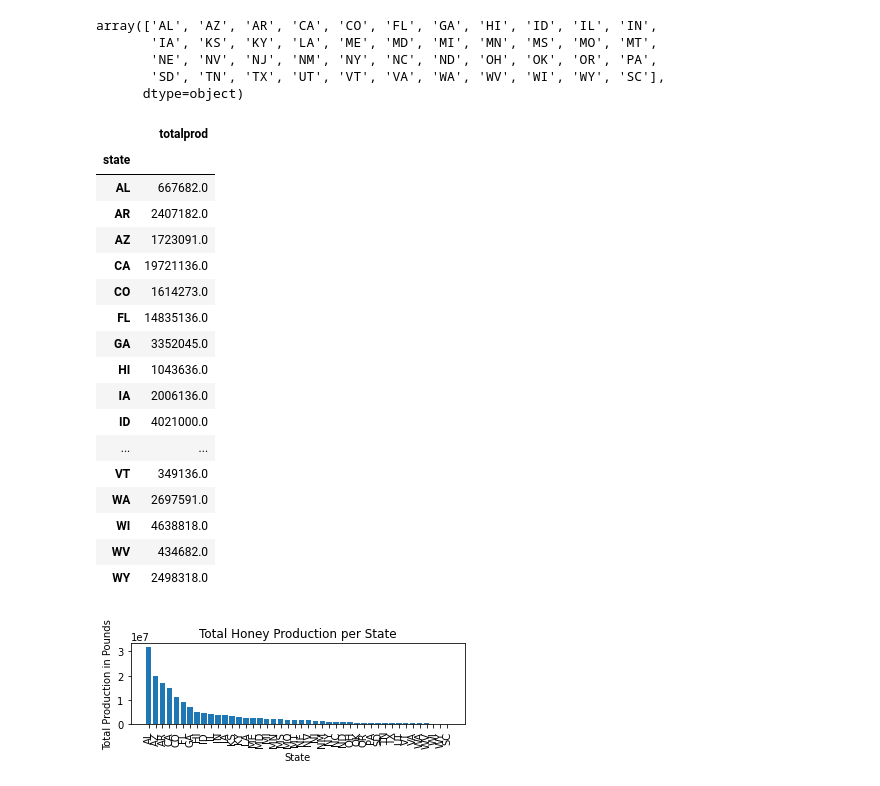
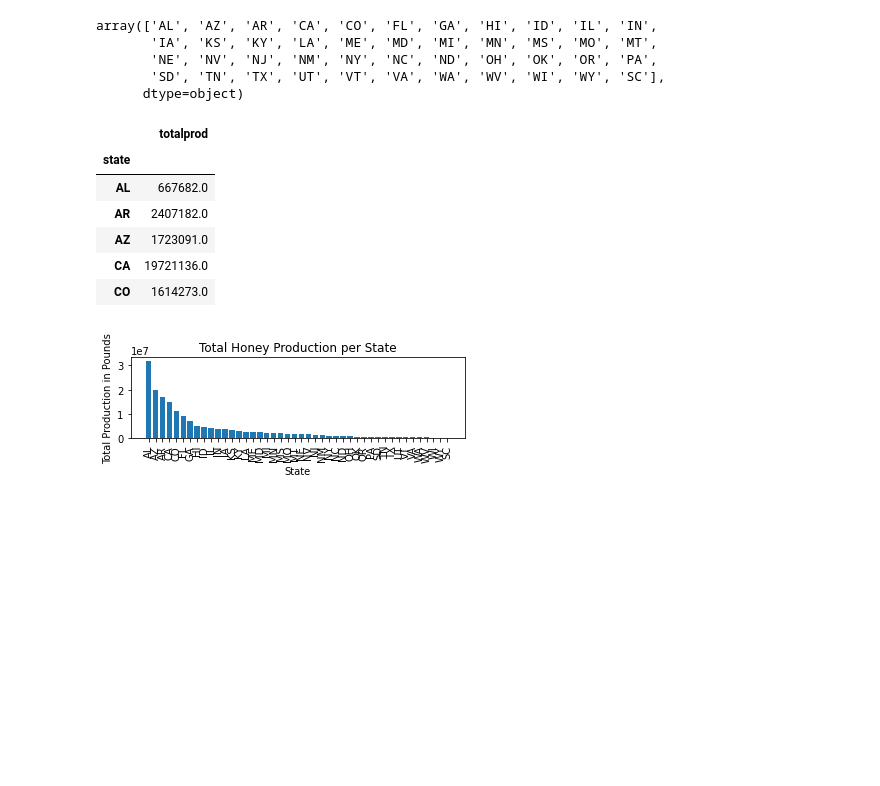
Before and after one commit to nataliaxmoreno/project-1-Group3, a Jupyter notebook: bee-code.ipynb, the cells around one changed output. Saved outputs shown, nothing was run; the diff lists cells and outputs as text; code cells hidden in the pictures; blank space fills up the shorter version.

```diff
--- a/bee-code.ipynb
+++ b/bee-code.ipynb
@@ -131,26 +109,15 @@ bees_state_prod = bees_data[['state', 'totalprod']].groupby('state').mean().roun
 # %%
 bees_state_prod = pd.DataFrame(bees_state_prod.groupby("state")["totalprod"].mean().round())
 # %%
-bees_state_prod
+bees_state_prod.head(5)
 # %% [output]
 |  | totalprod |
 | state |  |
 | AL | 667682.0 |
 | AR | 2407182.0 |
 | AZ | 1723091.0 |
 | CA | 19721136.0 |
 | CO | 1614273.0 |
-| FL | 14835136.0 |
-| GA | 3352045.0 |
-| HI | 1043636.0 |
-| IA | 2006136.0 |
-| ID | 4021000.0 |
-| ... | ... |
-| VT | 349136.0 |
-| WA | 2697591.0 |
-| WI | 4638818.0 |
-| WV | 434682.0 |
-| WY | 2498318.0 |
 # %%
 bees_state_prod.sort_values('totalprod', ascending=False, inplace=True)
 # %%
```
Also changed, not shown: parts of 7 cells of this notebook.
